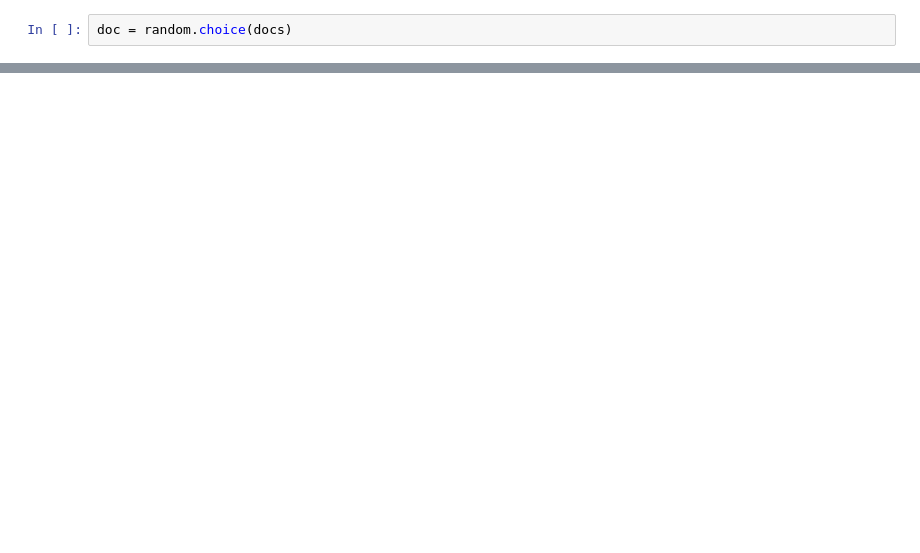
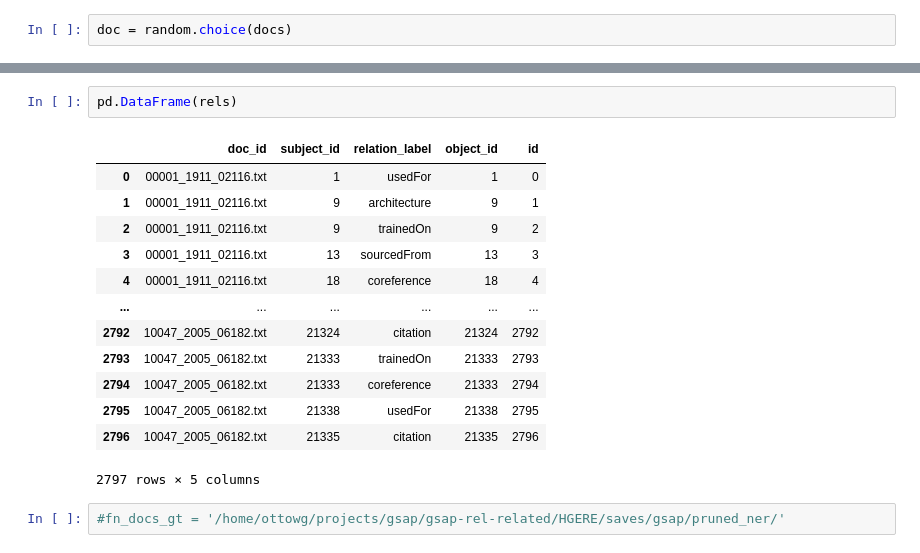
Before and after one commit to yanzhh/HGERE, a Jupyter notebook: notebooks/look_into_gsap_rel_results.ipynb, the cells around one changed output, grey strips where cells are left out. Saved outputs shown, nothing was run; the diff lists cells and outputs as text; blank space fills up the shorter version.

```diff
--- a/notebooks/look_into_gsap_rel_results.ipynb
+++ b/notebooks/look_into_gsap_rel_results.ipynb
@@ -21,3 +201,21 @@ dict_keys(['sentences', 'clusters', 'doc_tokens', 'ner', 'relations', 'doc_id',
+# %%
+pd.DataFrame(rels)
+# %% [output]
+|  | doc_id | subject_id | relation_label | object_id | id |
+| 0 | 00001_1911_02116.txt | 1 | usedFor | 1 | 0 |
+| 1 | 00001_1911_02116.txt | 9 | architecture | 9 | 1 |
+| 2 | 00001_1911_02116.txt | 9 | trainedOn | 9 | 2 |
+| 3 | 00001_1911_02116.txt | 13 | sourcedFrom | 13 | 3 |
+| 4 | 00001_1911_02116.txt | 18 | coreference | 18 | 4 |
+| ... | ... | ... | ... | ... | ... |
+| 2792 | 10047_2005_06182.txt | 21324 | citation | 21324 | 2792 |
+| 2793 | 10047_2005_06182.txt | 21333 | trainedOn | 21333 | 2793 |
+| 2794 | 10047_2005_06182.txt | 21333 | coreference | 21333 | 2794 |
+| 2795 | 10047_2005_06182.txt | 21338 | usedFor | 21338 | 2795 |
+| 2796 | 10047_2005_06182.txt | 21335 | citation | 21335 | 2796 |
+2797 rows × 5 columns
+# %%
+#fn_docs_gt = '/home/ottowg/projects/gsap/gsap-rel-related/HGERE/saves/gsap/pruned_ner/'
 # %%
 sent_idxs = list(range(len(doc["sentences"])))
 print(len(sent_idxs))
```
Also changed, not shown: parts of 24 cells of this notebook.
